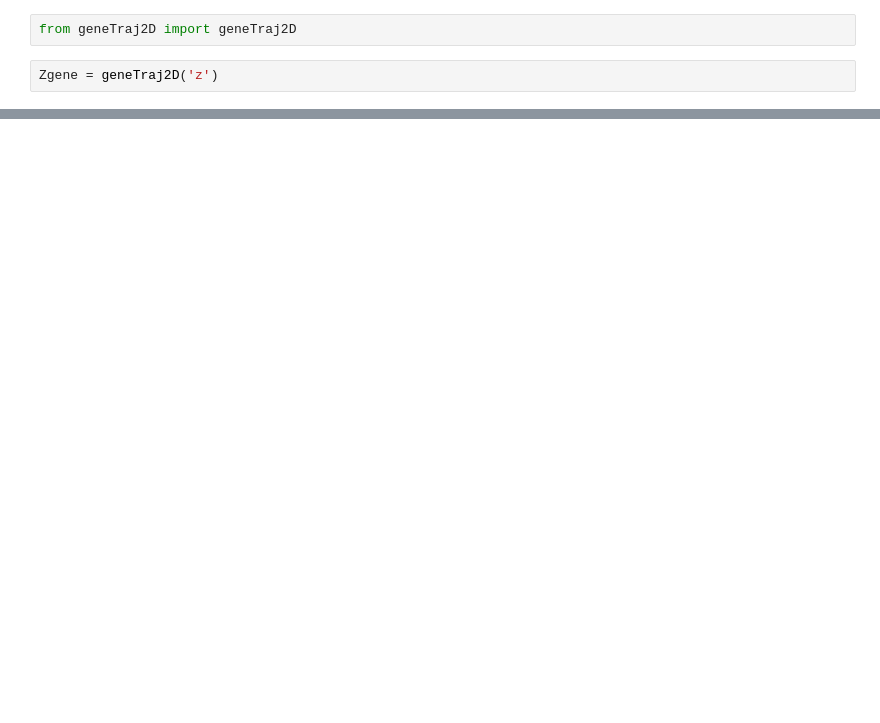
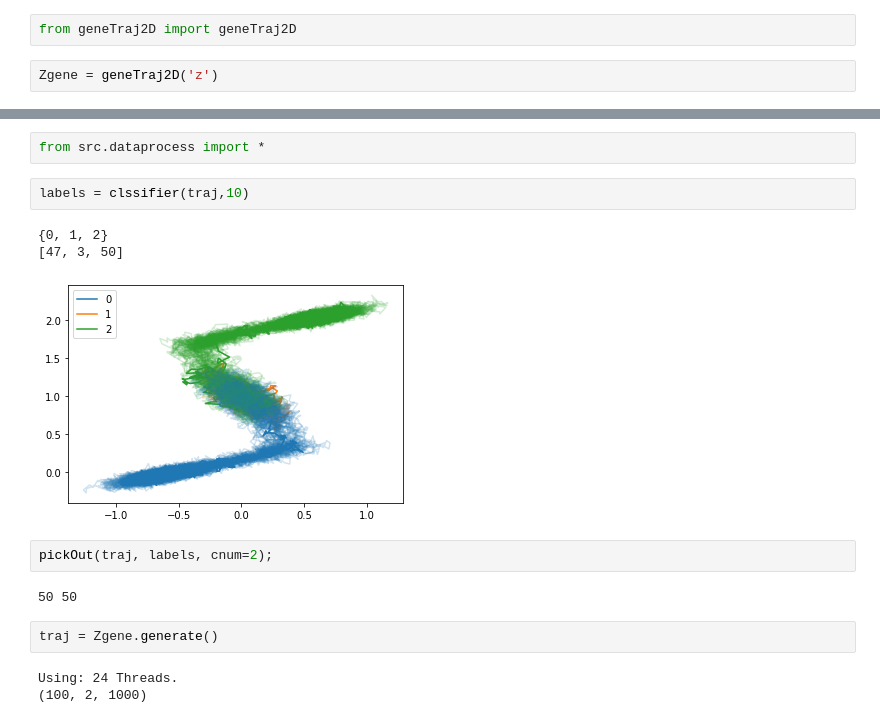
Before and after one commit to zwei21/matlab2py, a Jupyter notebook: pkgBuild/script/test.ipynb, the cells around one changed output, grey strips where cells are left out. Drawn from its saved outputs; the diff is of its cells as text; blank space fills up the shorter version.

```diff
--- a/pkgBuild/script/test.ipynb
+++ b/pkgBuild/script/test.ipynb
@@ -9,0 +10,17 @@ AttributeError: 'tqdm' object has no attribute 'get'
+# %%
+from src.dataprocess import *
+# %%
+labels = clssifier(traj,10)
+# %% [output]
+{0, 1, 2}
+[47, 3, 50]
+[figure, added]
+# %%
+pickOut(traj, labels, cnum=2);
+# %% [output]
+50 50
+# %%
+traj = Zgene.generate()
+# %% [output]
+Using: 24 Threads.
+(100, 2, 1000)
```
Also changed, not shown: parts of 3 cells of this notebook, 3 other files.
